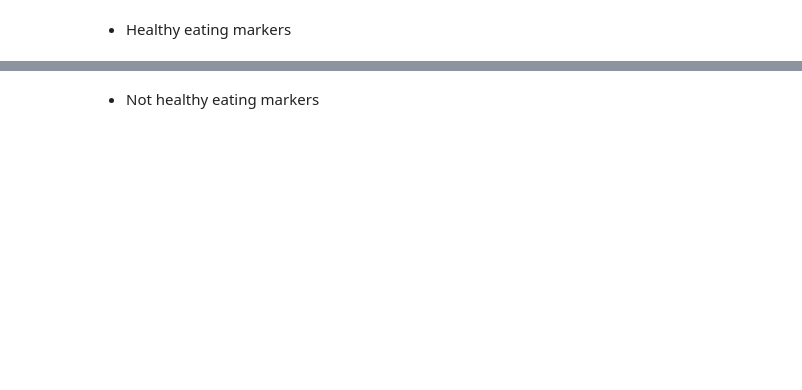
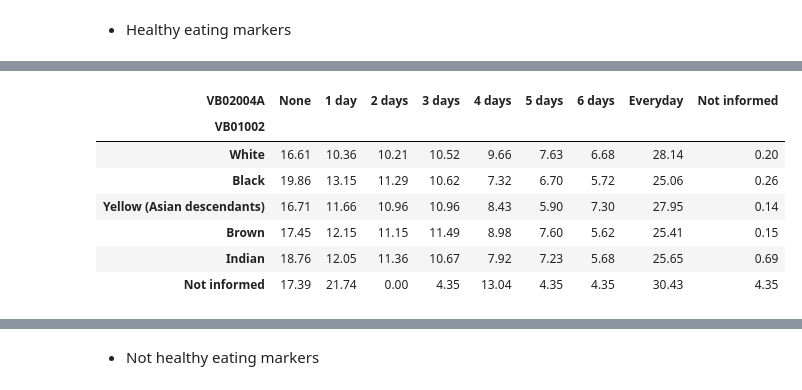
Before and after one commit to anaapbernardo/Bootcamp_DataScience, a Jupyter notebook: Module 3 - Statistics/Ana_Bernardo - Project 3.ipynb, the cells around one changed output, grey strips where cells are left out. Drawn from its saved outputs; the diff is of its cells as text; code cells hidden in the pictures; blank space fills up the shorter version.

```diff
--- a/Module 3 - Statistics/Ana_Bernardo - Project 3.ipynb
+++ b/Module 3 - Statistics/Ana_Bernardo - Project 3.ipynb
@@ -224,0 +245,13 @@ get_question_description('VB02011')
+# %%
+# Vegetables
+eating_frequency_vegetables = get_cross_frequency('VB01002', 'VB02004A', dict_race, dict_answers)
+eating_frequency_vegetables
+# %% [output]
+| VB02004A | None | 1 day | 2 days | 3 days | 4 days | 5 days | 6 days | Everyday | Not informed |
+| VB01002 |  |  |  |  |  |  |  |  |  |
+| White | 16.61 | 10.36 | 10.21 | 10.52 | 9.66 | 7.63 | 6.68 | 28.14 | 0.20 |
+| Black | 19.86 | 13.15 | 11.29 | 10.62 | 7.32 | 6.70 | 5.72 | 25.06 | 0.26 |
+| Yellow (Asian descendants) | 16.71 | 11.66 | 10.96 | 10.96 | 8.43 | 5.90 | 7.30 | 27.95 | 0.14 |
+| Brown | 17.45 | 12.15 | 11.15 | 11.49 | 8.98 | 7.60 | 5.62 | 25.41 | 0.15 |
+| Indian | 18.76 | 12.05 | 11.36 | 10.67 | 7.92 | 7.23 | 5.68 | 25.65 | 0.69 |
+| Not informed | 17.39 | 21.74 | 0.00 | 4.35 | 13.04 | 4.35 | 4.35 | 30.43 | 4.35 |
```
Also changed, not shown: parts of 51 cells of this notebook.
